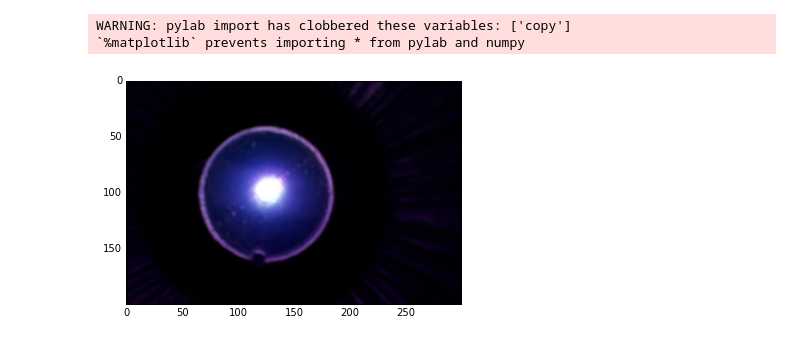
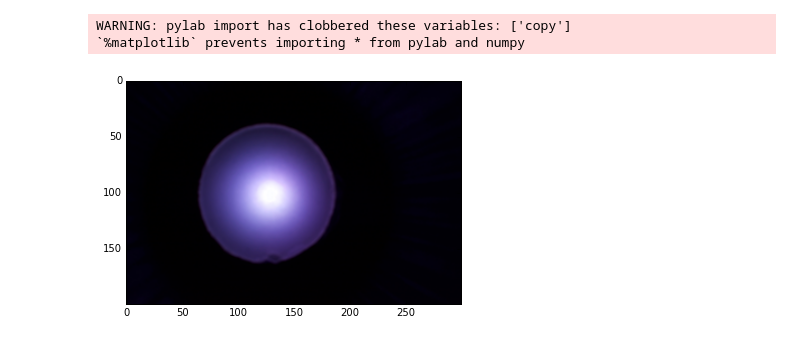
Before and after one commit to metamorphe/hybrid-practice, a Jupyter notebook: diffusement_characterization/image_plot.ipynb, the cells around one changed output. Saved outputs shown, nothing was run; the diff lists cells and outputs as text; code cells hidden in the pictures.

Commit message:
add iteration through all series1 images

```diff
--- a/diffusement_characterization/image_plot.ipynb
+++ b/diffusement_characterization/image_plot.ipynb
@@ -16,13 +18,19 @@ from mpl_toolkits.mplot3d import Axes3D
 
 # ALL DIVISION DEFAULTS TO FLOATING POINT DIVISION
 from __future__ import division
-# %%
-import matplotlib.image as m_img
-image = img.imread('./series_1/reduced/s1_0-6_r.png')
-image2 = img.imread('./series_1/reduced/s1_9-15_r.png')
-imgplot = plt.imshow(image)
-# %% [output]
-[figure, removed]
+# %%
+# Load images into an array
+
+images = []
+image_labels = ['0-6', '1-7', '2-8', '3-9', '4-10', '5-11', \
+                    '6-12', '7-13', '8-14', '9-15']
+for label in image_labels:
+    image = img.imread('./series_1/reduced/s1_{}_r.png'.format(label))
+    images.append(image)
+# %%
+imgplot = plt.imshow(images[2])
+# %% [output]
+[figure, added]
 # %%
 def png_to_grayscale(img_png):
     """
```
Also changed, not shown: parts of 5 cells of this notebook.
